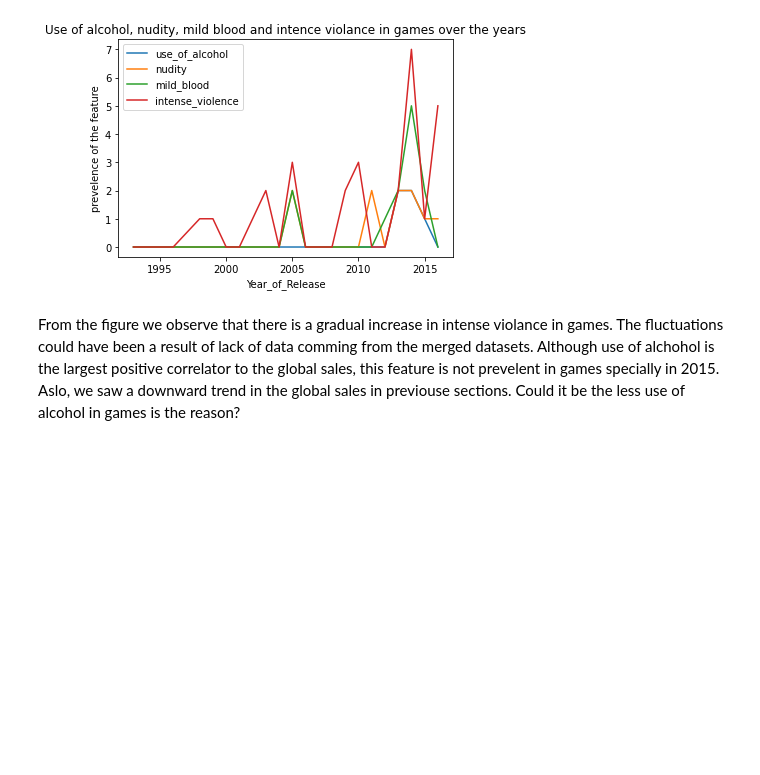
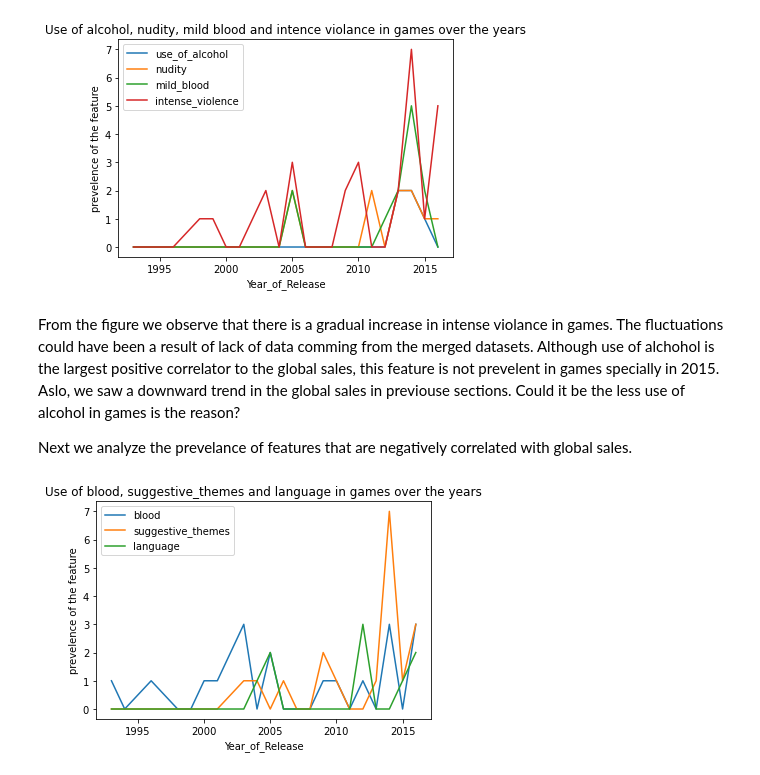
Before and after one commit to ayeshnayana/EDA_Video_game_sales-ratings, a Jupyter notebook: EDA on video game sales and ratings.ipynb, the cells around one changed output. Saved outputs shown, nothing was run; the diff lists cells and outputs as text; code cells hidden in the pictures; blank space fills up the shorter version.

```diff
--- a/EDA on video game sales and ratings.ipynb
+++ b/EDA on video game sales and ratings.ipynb
@@ -664,3 +664,12 @@ plt.show()
 [figure]
 # %% [markdown]
 From the figure we observe that there is a gradual increase in intense violance in games. The fluctuations could have been a result of lack of data comming from the merged datasets. Although use of alchohol is the largest positive correlator to the global sales, this feature is not prevelent in games specially in 2015. Aslo, we saw a downward trend in the global sales in previouse sections. Could it be the less use of alcohol in games is the reason?
+
+Next we analyze the prevelance of features that are negatively correlated with global sales.
+# %%
+game_sales_ratings.groupby('Year_of_Release')[['blood', 'suggestive_themes', 'language']].sum().plot()
+plt.ylabel('prevelence of the feature')
+plt.title('Use of blood, suggestive_themes and language in games over the years')
+plt.show()
+# %% [output]
+[figure, added]
```
Also changed, not shown: parts of 7 cells of this notebook.
